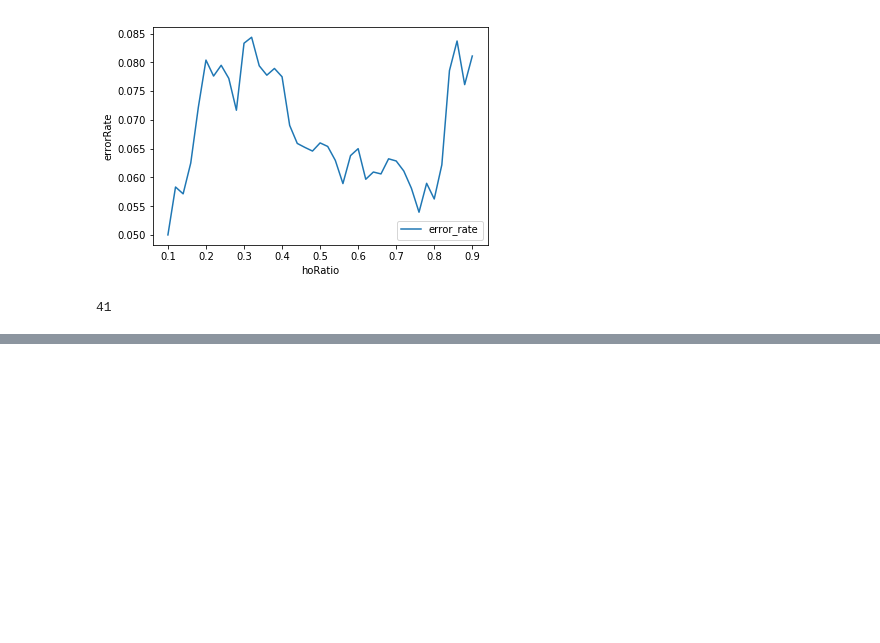
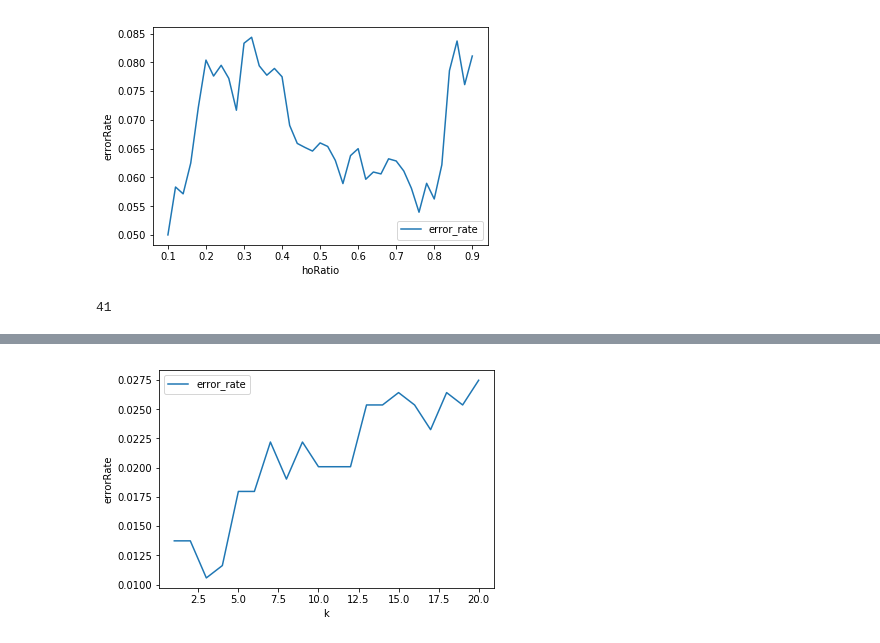
Before and after one commit to naginoa/machinelearninginaction, a Jupyter notebook: 机器学习实战/ch2/kNN_pra.ipynb, the cells around one changed output, grey strips where cells are left out. Cells and saved outputs as stored; diff of their text form; code cells hidden in the pictures; blank space fills up the shorter version.

```diff
--- a/机器学习实战/ch2/kNN_pra.ipynb
+++ b/机器学习实战/ch2/kNN_pra.ipynb
@@ -116,0 +152,13 @@ print(i)
+# %%
+import numpy as np
+
+k = 1
+i = 0
+xylabel = np.zeros((20,2))
+while(k <= 20):
+    a = kNN.handwritingClassTest(k)
+    xylabel[i] = np.tile([k, a],(1,1))
+    print(xylabel[i])
+    i += 1
+    k += 1
+print(k)
@@ -116,0 +183,11 @@ print(i)
+# %%
+import matplotlib.pyplot as plt
+
+y1, y2 = xylabel[:,0], xylabel[:,1]
+plt.plot(y1, y2, label='error_rate')
+plt.xlabel('k')
+plt.ylabel('errorRate')
+plt.legend()
+plt.show()
+# %% [output]
+[figure, added]
```
Also changed, not shown: parts of 6 cells of this notebook, 1 other file.
